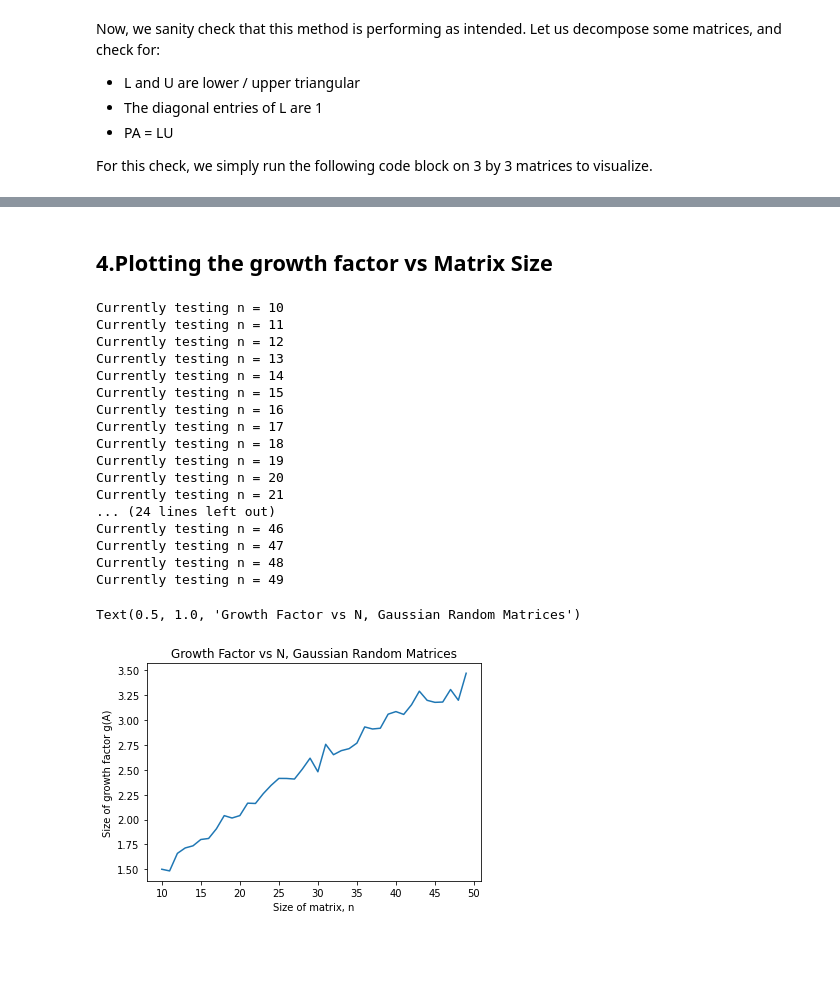
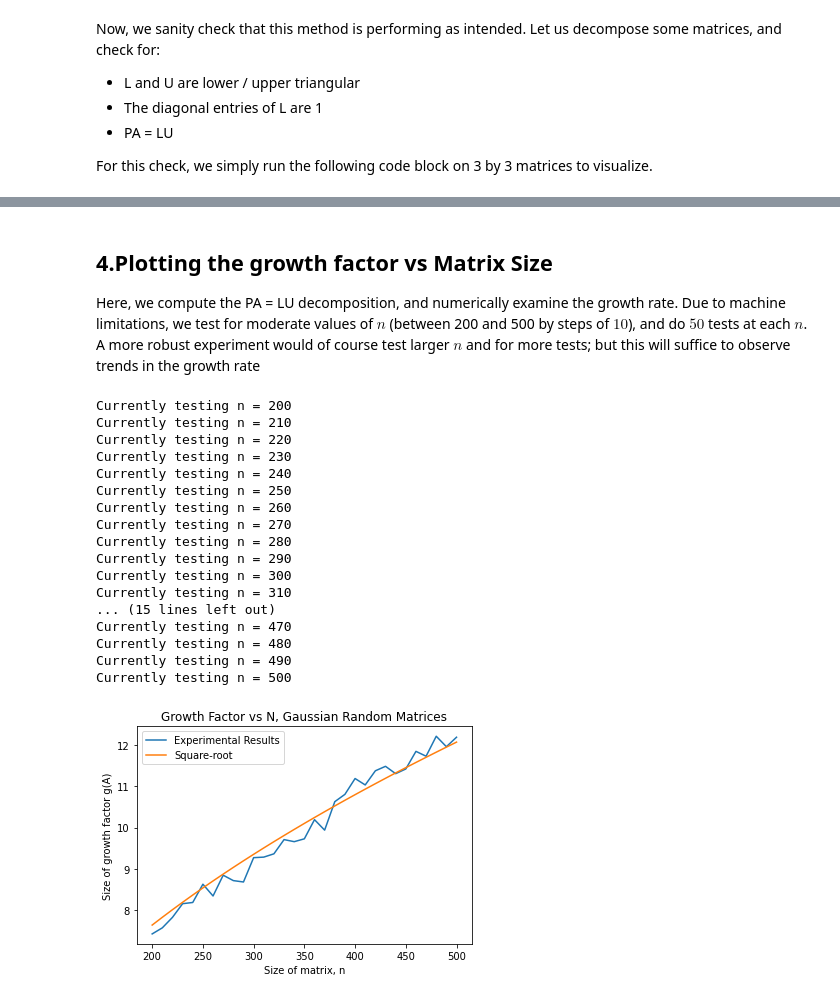
Before and after one commit to mattkingros/Classwork, a Jupyter notebook: Computing Assignment 1 - Matthew King-Roskamp.ipynb, the cells around one changed output, grey strips where cells are left out. Cells and saved outputs as stored; diff of their text form; code cells hidden in the pictures; blank space fills up the shorter version.

```diff
--- a/Computing Assignment 1 - Matthew King-Roskamp.ipynb
+++ b/Computing Assignment 1 - Matthew King-Roskamp.ipynb
@@ -107,8 +106,10 @@ print(np.matmul(L,U));
-# %% [markdown]
-## 4.Plotting the growth factor vs Matrix Size
+# %% [markdown]
+## 4.Plotting the growth factor vs Matrix Size
+
+Here, we compute the PA = LU decomposition, and numerically examine the growth rate. Due to machine limitations, we test for moderate values of $n$ (between 200 and 500 by steps of $10$), and do $50$ tests at each $n$. A more robust experiment would of course test larger $n$ and for more tests; but this will suffice to observe trends in the growth rate
 # %%
-nValues = range(10,50,1)
-numTests = 100;
+nValues = range(200,510,10)
+numTests = 50;
 
 g = np.zeros((1,np.size(nValues)));
 index = 0;
@@ -124,28 +125,31 @@ for n in nValues:
     g[0,index] = g[0,index]/numTests;
     index = index +1;
 # %% [output]
-Currently testing n = 10
-Currently testing n = 11
-Currently testing n = 12
-Currently testing n = 13
-Currently testing n = 14
-Currently testing n = 15
-Currently testing n = 16
-Currently testing n = 17
-Currently testing n = 18
-Currently testing n = 19
-Currently testing n = 20
-Currently testing n = 21
-... (24 lines left out)
-Currently testing n = 46
-Currently testing n = 47
-Currently testing n = 48
-Currently testing n = 49
+Currently testing n = 200
+Currently testing n = 210
+Currently testing n = 220
+Currently testing n = 230
+Currently testing n = 240
+Currently testing n = 250
+Currently testing n = 260
+Currently testing n = 270
+Currently testing n = 280
+Currently testing n = 290
+Currently testing n = 300
+Currently testing n = 310
+... (15 lines left out)
+Currently testing n = 470
+Currently testing n = 480
+Currently testing n = 490
+Currently testing n = 500
 # %%
 pl.plot(nValues,g[0,:]);
 pl.xlabel('Size of matrix, n');
-pl.ylabel('Size of growth factor g(A)')
-pl.title('Growth Factor vs N, Gaussian Random Matrices')
+pl.ylabel('Size of growth factor g(A)');
+pl.title('Growth Factor vs N, Gaussian Random Matrices');
+
+# depending on the results, may need to tune C for a good fit.
+pl.plot(nValues, 0.54*np.sqrt(nValues));
+pl.legend(['Experimental Results','Square-root']);
 # %% [output]
-Text(0.5, 1.0, 'Growth Factor vs N, Gaussian Random Matrices')
-[figure, old version]
+[figure, new version]
```
Also changed, not shown: parts of 12 cells of this notebook.
